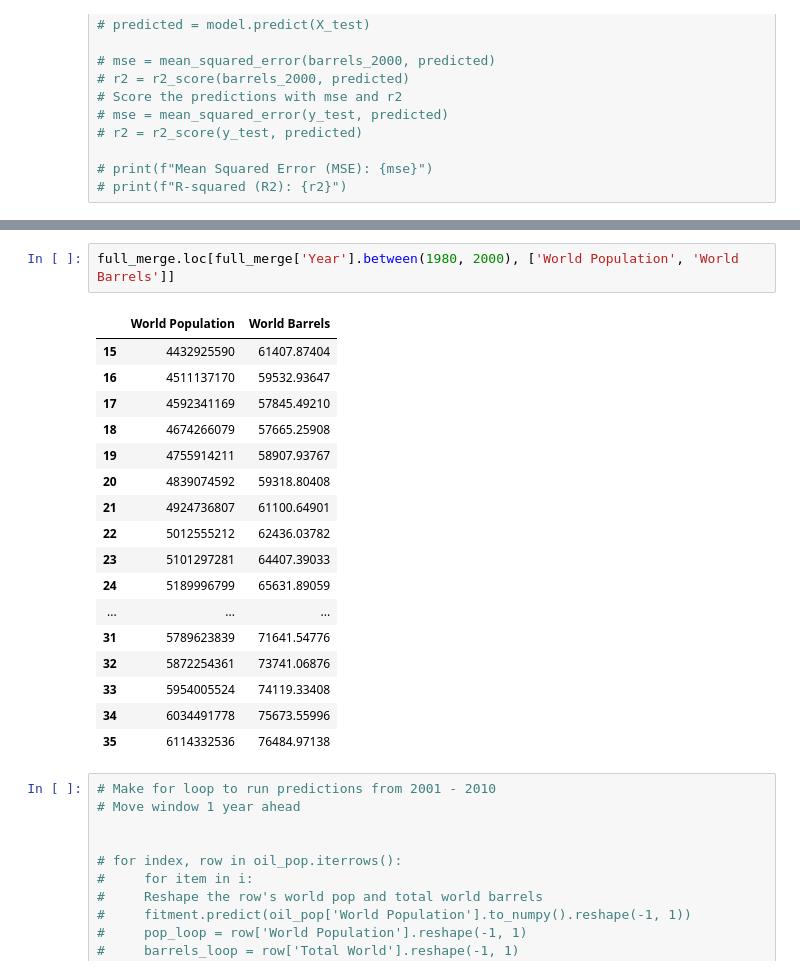
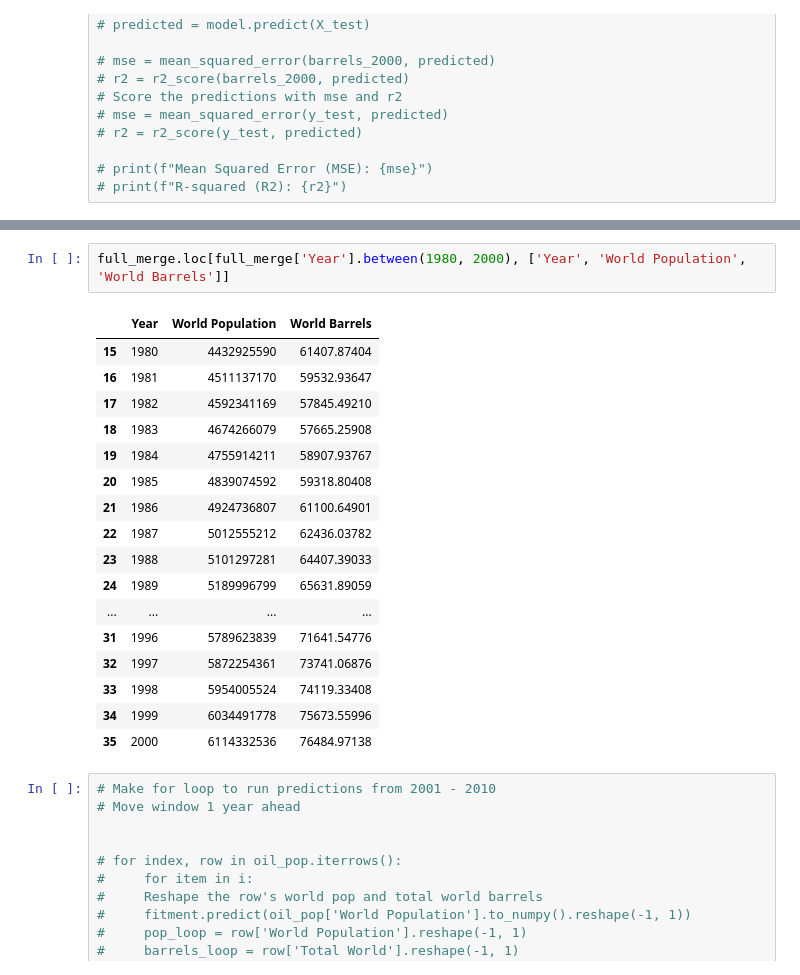
Before and after one commit to minerva-b/Final_Team_Project, a Jupyter notebook: Kmar/Oil_Consum_Regres_ML.ipynb, the cells around one changed output, grey strips where cells are left out. Saved outputs shown, nothing was run; the diff lists cells and outputs as text.

```diff
--- a/Kmar/Oil_Consum_Regres_ML.ipynb
+++ b/Kmar/Oil_Consum_Regres_ML.ipynb
@@ -234,23 +222,23 @@ array([[44518.23435177],
 # %%
-full_merge.loc[full_merge['Year'].between(1980, 2000), ['World Population', 'World Barrels']]
+full_merge.loc[full_merge['Year'].between(1980, 2000), ['Year', 'World Population', 'World Barrels']]
 # %% [output]
-|  | World Population | World Barrels |
-| 15 | 4432925590 | 61407.87404 |
-| 16 | 4511137170 | 59532.93647 |
-| 17 | 4592341169 | 57845.49210 |
-| 18 | 4674266079 | 57665.25908 |
-| 19 | 4755914211 | 58907.93767 |
-| 20 | 4839074592 | 59318.80408 |
-| 21 | 4924736807 | 61100.64901 |
-| 22 | 5012555212 | 62436.03782 |
-| 23 | 5101297281 | 64407.39033 |
-| 24 | 5189996799 | 65631.89059 |
-| ... | ... | ... |
-| 31 | 5789623839 | 71641.54776 |
-| 32 | 5872254361 | 73741.06876 |
-| 33 | 5954005524 | 74119.33408 |
-| 34 | 6034491778 | 75673.55996 |
-| 35 | 6114332536 | 76484.97138 |
+|  | Year | World Population | World Barrels |
+| 15 | 1980 | 4432925590 | 61407.87404 |
+| 16 | 1981 | 4511137170 | 59532.93647 |
+| 17 | 1982 | 4592341169 | 57845.49210 |
+| 18 | 1983 | 4674266079 | 57665.25908 |
+| 19 | 1984 | 4755914211 | 58907.93767 |
+| 20 | 1985 | 4839074592 | 59318.80408 |
+| 21 | 1986 | 4924736807 | 61100.64901 |
+| 22 | 1987 | 5012555212 | 62436.03782 |
+| 23 | 1988 | 5101297281 | 64407.39033 |
+| 24 | 1989 | 5189996799 | 65631.89059 |
+| ... | ... | ... | ... |
+| 31 | 1996 | 5789623839 | 71641.54776 |
+| 32 | 1997 | 5872254361 | 73741.06876 |
+| 33 | 1998 | 5954005524 | 74119.33408 |
+| 34 | 1999 | 6034491778 | 75673.55996 |
+| 35 | 2000 | 6114332536 | 76484.97138 |
 # %%
 # Make for loop to run predictions from 2001 - 2010
 # Move window 1 year ahead
```
Also changed, not shown: parts of 15 cells of this notebook.
